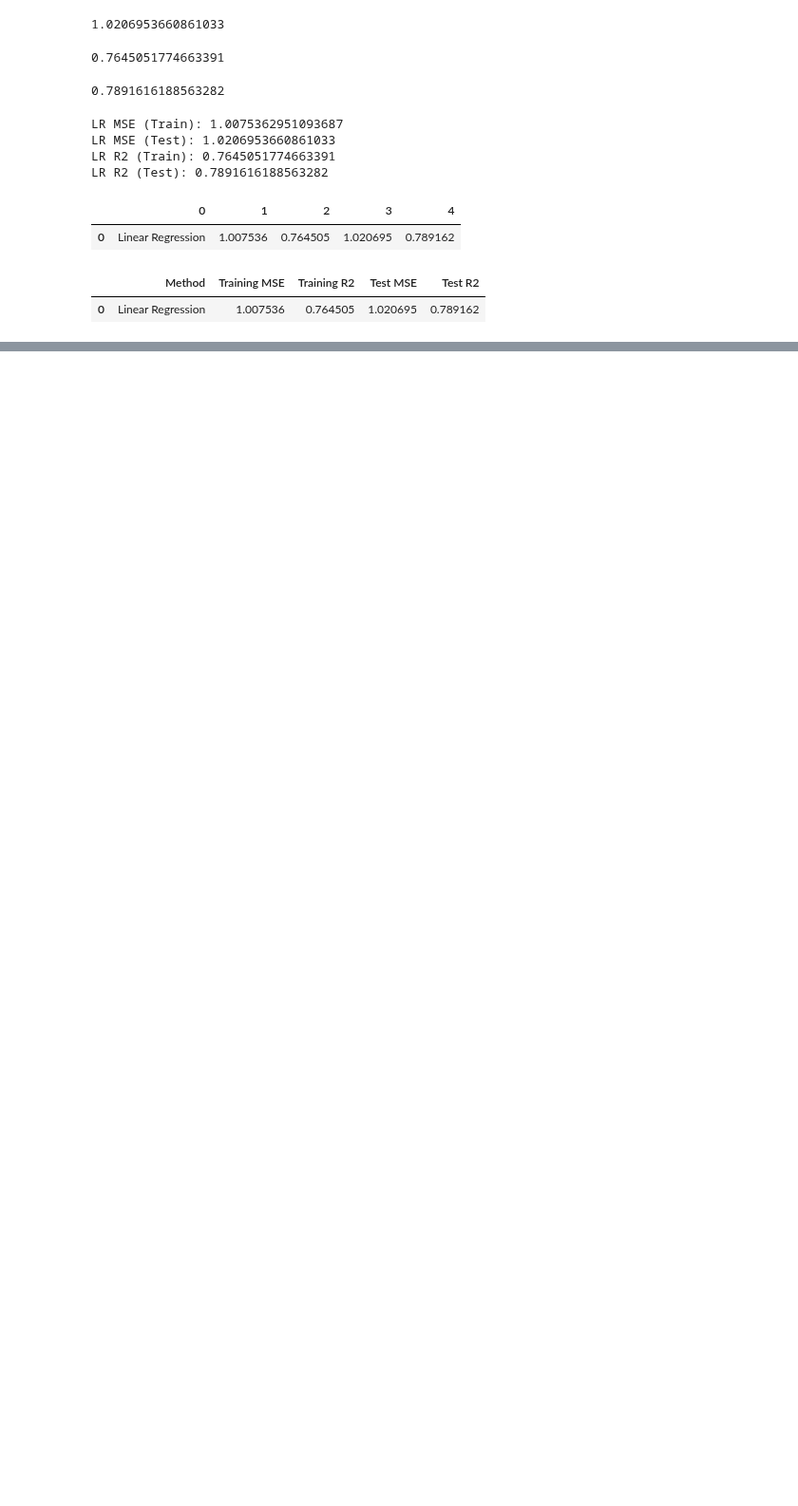
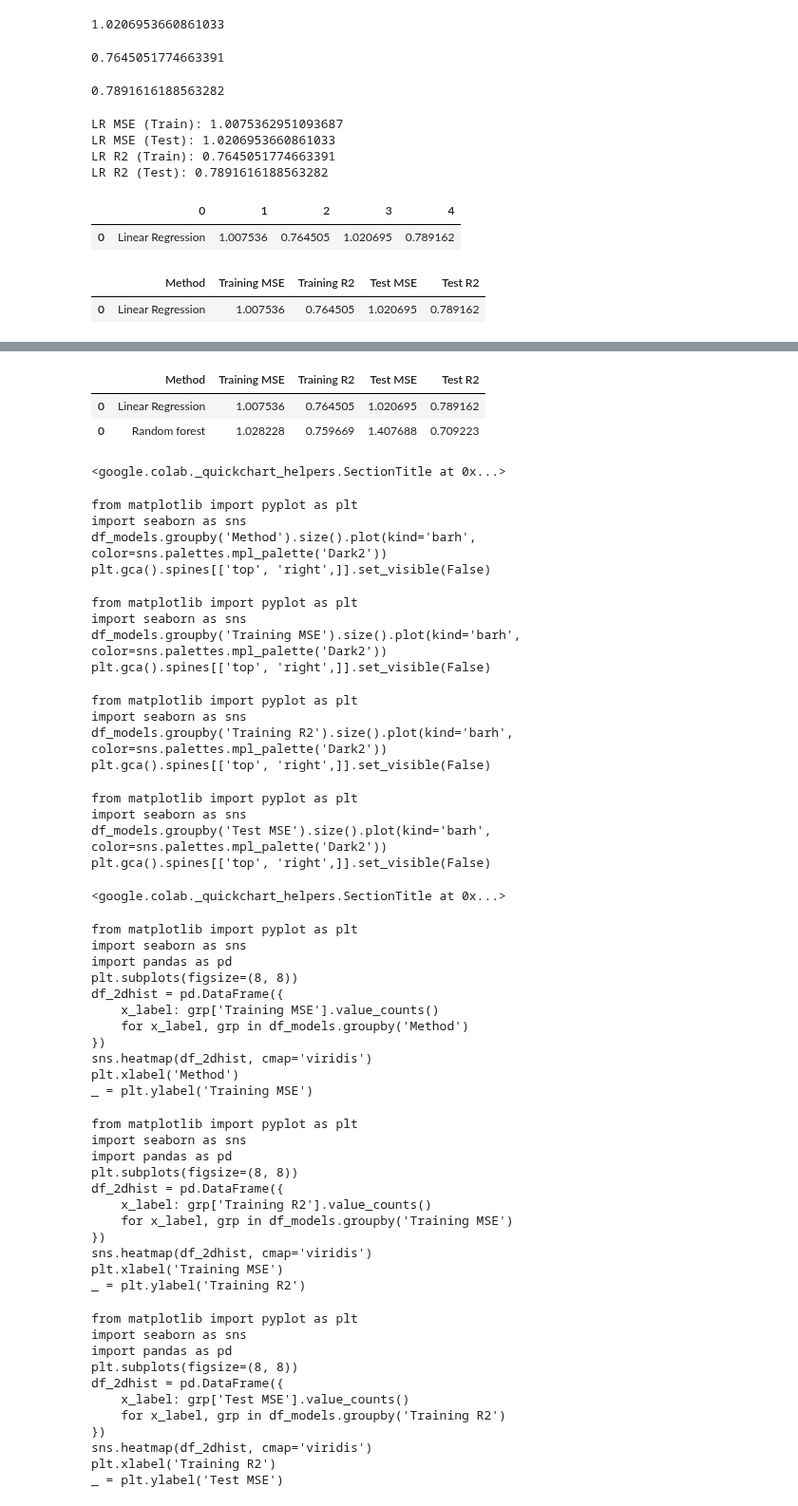
Before and after one commit to Ripu110/First-Machine-Learning-Model, a Jupyter notebook: First_Machine_learning_Model.ipynb, the cells around one changed output, grey strips where cells are left out. Shown at 95% size. Saved outputs shown, nothing was run; the diff lists cells and outputs as text; code cells hidden in the pictures; blank space fills up the shorter version.

```diff
--- a/First_Machine_learning_Model.ipynb
+++ b/First_Machine_learning_Model.ipynb
@@ -229,0 +234,5 @@ lr_results
+# %%
+from sklearn.ensemble import RandomForestRegressor
+
+rf = RandomForestRegressor(max_depth = 2, random_state = 100)
+rf.fit(x_train, y_train)
@@ -229,0 +304,58 @@ lr_results
+# %%
+df_models = pd.concat([lr_results, rf_results], axis=0)
+df_models
+# %% [output]
+|  | Method | Training MSE | Training R2 | Test MSE | Test R2 |
+| 0 | Linear Regression | 1.007536 | 0.764505 | 1.020695 | 0.789162 |
+| 0 | Random forest | 1.028228 | 0.759669 | 1.407688 | 0.709223 |
+<google.colab._quickchart_helpers.SectionTitle at 0x...>
+from matplotlib import pyplot as plt
+import seaborn as sns
+df_models.groupby('Method').size().plot(kind='barh', color=sns.palettes.mpl_palette('Dark2'))
+plt.gca().spines[['top', 'right',]].set_visible(False)
+from matplotlib import pyplot as plt
+import seaborn as sns
+df_models.groupby('Training MSE').size().plot(kind='barh', color=sns.palettes.mpl_palette('Dark2'))
+plt.gca().spines[['top', 'right',]].set_visible(False)
+from matplotlib import pyplot as plt
+import seaborn as sns
+df_models.groupby('Training R2').size().plot(kind='barh', color=sns.palettes.mpl_palette('Dark2'))
+plt.gca().spines[['top', 'right',]].set_visible(False)
+from matplotlib import pyplot as plt
+import seaborn as sns
+df_models.groupby('Test MSE').size().plot(kind='barh', color=sns.palettes.mpl_palette('Dark2'))
+plt.gca().spines[['top', 'right',]].set_visible(False)
+<google.colab._quickchart_helpers.SectionTitle at 0x...>
+from matplotlib import pyplot as plt
+import seaborn as sns
+import pandas as pd
+plt.subplots(figsize=(8, 8))
+df_2dhist = pd.DataFrame({
+    x_label: grp['Training MSE'].value_counts()
+    for x_label, grp in df_models.groupby('Method')
+})
+sns.heatmap(df_2dhist, cmap='viridis')
+plt.xlabel('Method')
+_ = plt.ylabel('Training MSE')
+from matplotlib import pyplot as plt
+import seaborn as sns
+import pandas as pd
+plt.subplots(figsize=(8, 8))
+df_2dhist = pd.DataFrame({
+    x_label: grp['Training R2'].value_counts()
+    for x_label, grp in df_models.groupby('Training MSE')
+})
+sns.heatmap(df_2dhist, cmap='viridis')
+plt.xlabel('Training MSE')
+_ = plt.ylabel('Training R2')
+from matplotlib import pyplot as plt
+import seaborn as sns
+import pandas as pd
+plt.subplots(figsize=(8, 8))
+df_2dhist = pd.DataFrame({
+    x_label: grp['Test MSE'].value_counts()
+    for x_label, grp in df_models.groupby('Training R2')
+})
+sns.heatmap(df_2dhist, cmap='viridis')
+plt.xlabel('Training R2')
+_ = plt.ylabel('Test MSE')
```
Also changed, not shown: parts of 14 cells of this notebook.
